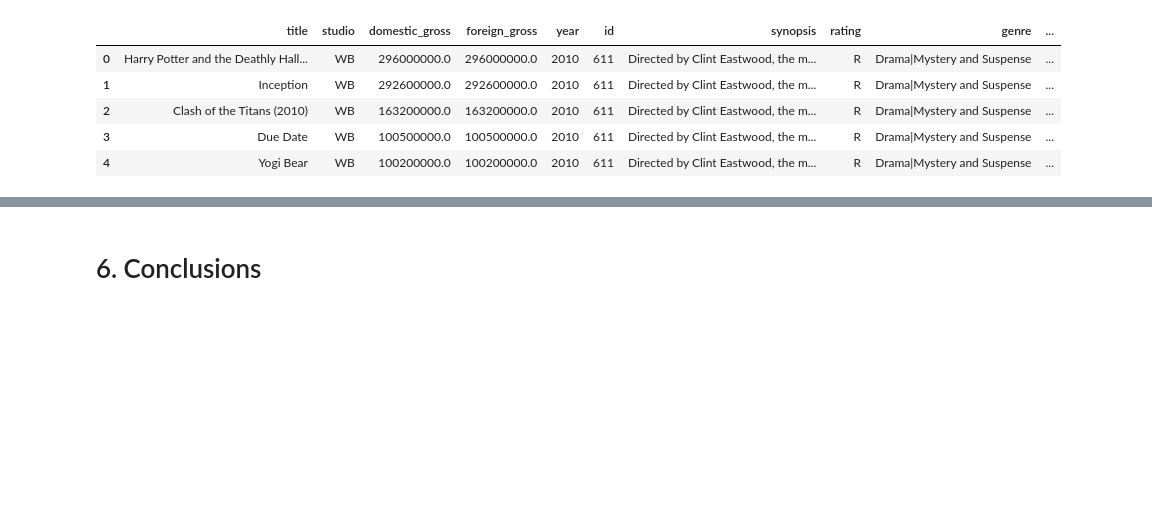
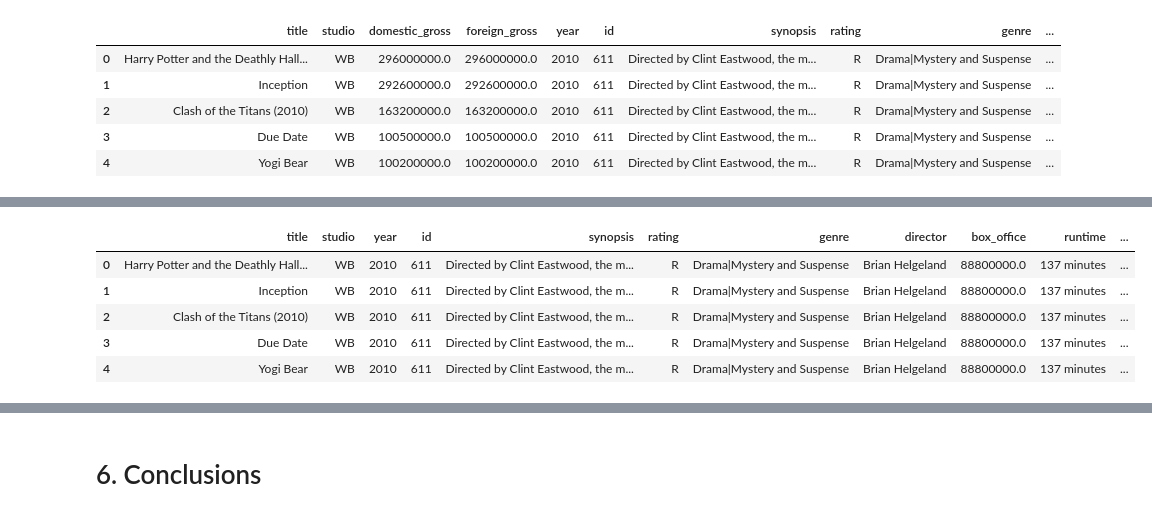
Before and after one commit to MuchiriKinyua/Microsoft-Movie-Project, a Jupyter notebook: Microsoft Movie project.ipynb, the cells around one changed output, grey strips where cells are left out. Cells and saved outputs as stored; diff of their text form; code cells hidden in the pictures; blank space fills up the shorter version.

```diff
--- a/Microsoft Movie project.ipynb
+++ b/Microsoft Movie project.ipynb
@@ -843,0 +825,9 @@ That's where the visualizations come in. Data visualized, say by a graph or perh
+# %%
+bom_and_rt.head()
+# %% [output]
+|  | title | studio | year | id | synopsis | rating | genre | director | box_office | runtime | ... |
+| 0 | Harry Potter and the Deathly Hall... | WB | 2010 | 611 | Directed by Clint Eastwood, the m... | R | Drama|Mystery and Suspense | Brian Helgeland | 88800000.0 | 137 minutes | ... |
+| 1 | Inception | WB | 2010 | 611 | Directed by Clint Eastwood, the m... | R | Drama|Mystery and Suspense | Brian Helgeland | 88800000.0 | 137 minutes | ... |
+| 2 | Clash of the Titans (2010) | WB | 2010 | 611 | Directed by Clint Eastwood, the m... | R | Drama|Mystery and Suspense | Brian Helgeland | 88800000.0 | 137 minutes | ... |
+| 3 | Due Date | WB | 2010 | 611 | Directed by Clint Eastwood, the m... | R | Drama|Mystery and Suspense | Brian Helgeland | 88800000.0 | 137 minutes | ... |
+| 4 | Yogi Bear | WB | 2010 | 611 | Directed by Clint Eastwood, the m... | R | Drama|Mystery and Suspense | Brian Helgeland | 88800000.0 | 137 minutes | ... |
```
Also changed, not shown: parts of 33 cells of this notebook.
